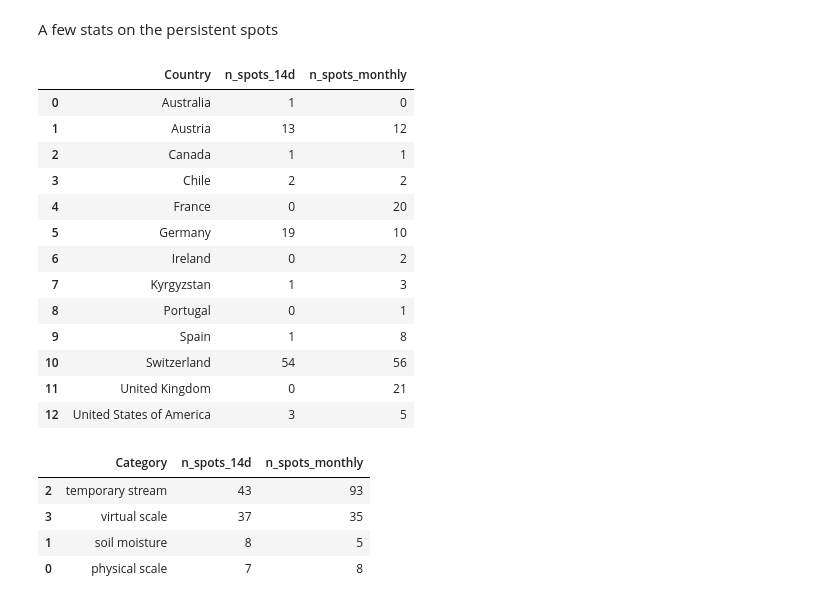
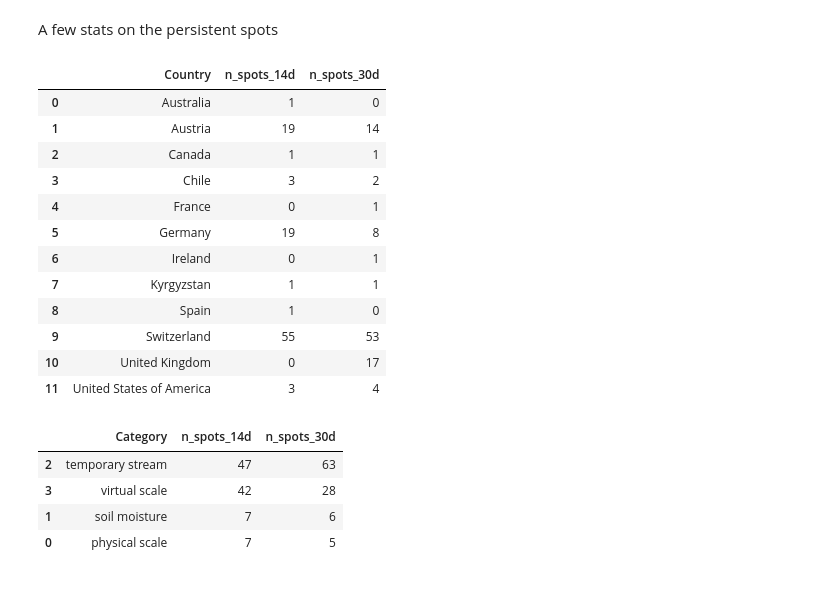
Before and after one commit to yannicknicolaswirz/Master_Thesis, a Jupyter notebook: Code/Part1_Persistent_Spots.ipynb, the cells around one changed output. Drawn from its saved outputs; the diff is of its cells as text; code cells hidden in the pictures.

Commit message:
changed persistent spots from once a calendar month to once every 30d + changed from created at local to spotted at

```diff
--- a/Code/Part1_Persistent_Spots.ipynb
+++ b/Code/Part1_Persistent_Spots.ipynb
@@ -505,46 +436,45 @@ for file in ["persistent_spots_monthly", "persistent_spots_14d"]:
 A few stats on the persistent spots
 # %%
 df1 = pd.read_csv("../Products/CSVs/persistent_spots_14d.csv")
-df2 = pd.read_csv("../Products/CSVs/persistent_spots_monthly.csv")
+df2 = pd.read_csv("../Products/CSVs/persistent_spots_30d.csv")
 
 df1_countries = df1.groupby("Country").size().reset_index(name="n_spots").sort_values("n_spots", ascending=False)
 
 df2_countries = df2.groupby("Country").size().reset_index(name="n_spots").sort_values("n_spots", ascending=False)
 
-df_combined = df1_countries.merge(df2_countries, on="Country", how="outer", suffixes=("_14d", "_monthly")).fillna(0).astype({"n_spots_14d": int, "n_spots_monthly": int}).sort_values("Country", ascending=True)
+df_combined = df1_countries.merge(df2_countries, on="Country", how="outer", suffixes=("_14d", "_30d")).fillna(0).astype({"n_spots_14d": int, "n_spots_30d": int}).sort_values("Country", ascending=True)
 
 df_combined
 # %% [output]
-|  | Country | n_spots_14d | n_spots_monthly |
+|  | Country | n_spots_14d | n_spots_30d |
 | 0 | Australia | 1 | 0 |
-| 1 | Austria | 13 | 12 |
+| 1 | Austria | 19 | 14 |
 | 2 | Canada | 1 | 1 |
-| 3 | Chile | 2 | 2 |
-| 4 | France | 0 | 20 |
-| 5 | Germany | 19 | 10 |
-| 6 | Ireland | 0 | 2 |
-| 7 | Kyrgyzstan | 1 | 3 |
-| 8 | Portugal | 0 | 1 |
-| 9 | Spain | 1 | 8 |
-| 10 | Switzerland | 54 | 56 |
-| 11 | United Kingdom | 0 | 21 |
-| 12 | United States of America | 3 | 5 |
+| 3 | Chile | 3 | 2 |
+| 4 | France | 0 | 1 |
+| 5 | Germany | 19 | 8 |
+| 6 | Ireland | 0 | 1 |
+| 7 | Kyrgyzstan | 1 | 1 |
+| 8 | Spain | 1 | 0 |
+| 9 | Switzerland | 55 | 53 |
+| 10 | United Kingdom | 0 | 17 |
+| 11 | United States of America | 3 | 4 |
 # %%
 df1 = pd.read_csv("../Products/CSVs/persistent_spots_14d.csv")
-df2 = pd.read_csv("../Products/CSVs/persistent_spots_monthly.csv")
+df2 = pd.read_csv("../Products/CSVs/persistent_spots_30d.csv")
 
 df1_countries = df1.groupby("Category").size().reset_index(name="n_spots").sort_values("n_spots", ascending=False)
 
 df2_countries = df2.groupby("Category").size().reset_index(name="n_spots").sort_values("n_spots", ascending=False)
 
-df_combined = df1_countries.merge(df2_countries, on="Category", how="outer", suffixes=("_14d", "_monthly")).fillna(0).astype({"n_spots_14d": int, "n_spots_monthly": int}).sort_values("n_spots_14d", ascending=False)
+df_combined = df1_countries.merge(df2_countries, on="Category", how="outer", suffixes=("_14d", "_30d")).fillna(0).astype({"n_spots_14d": int, "n_spots_30d": int}).sort_values("n_spots_14d", ascending=False)
 
 df_combined
 # %% [output]
-|  | Category | n_spots_14d | n_spots_monthly |
-| 2 | temporary stream | 43 | 93 |
-| 3 | virtual scale | 37 | 35 |
-| 1 | soil moisture | 8 | 5 |
-| 0 | physical scale | 7 | 8 |
+|  | Category | n_spots_14d | n_spots_30d |
+| 2 | temporary stream | 47 | 63 |
+| 3 | virtual scale | 42 | 28 |
+| 1 | soil moisture | 7 | 6 |
+| 0 | physical scale | 7 | 5 |
 # %%
 df1 = pd.read_csv("../Products/CSVs/persistent_spots_14d.csv")
```
Also changed, not shown: parts of 12 cells of this notebook, 11 other files.
